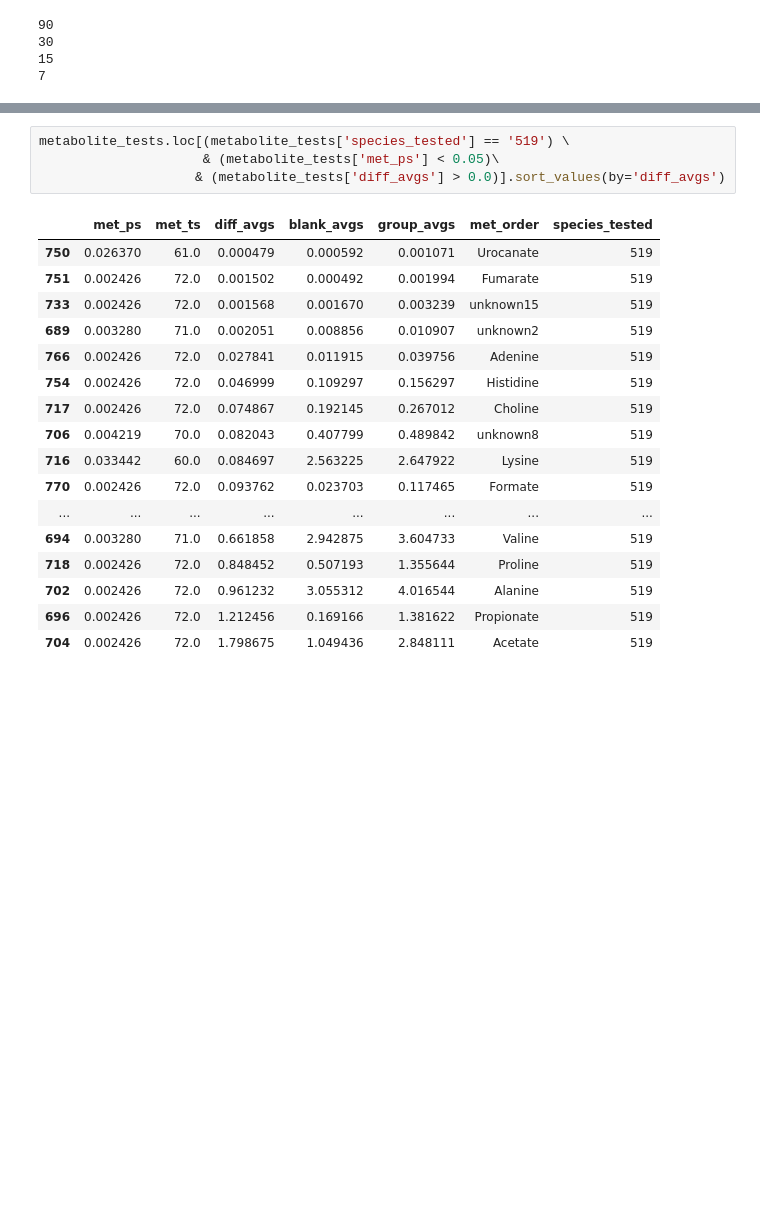
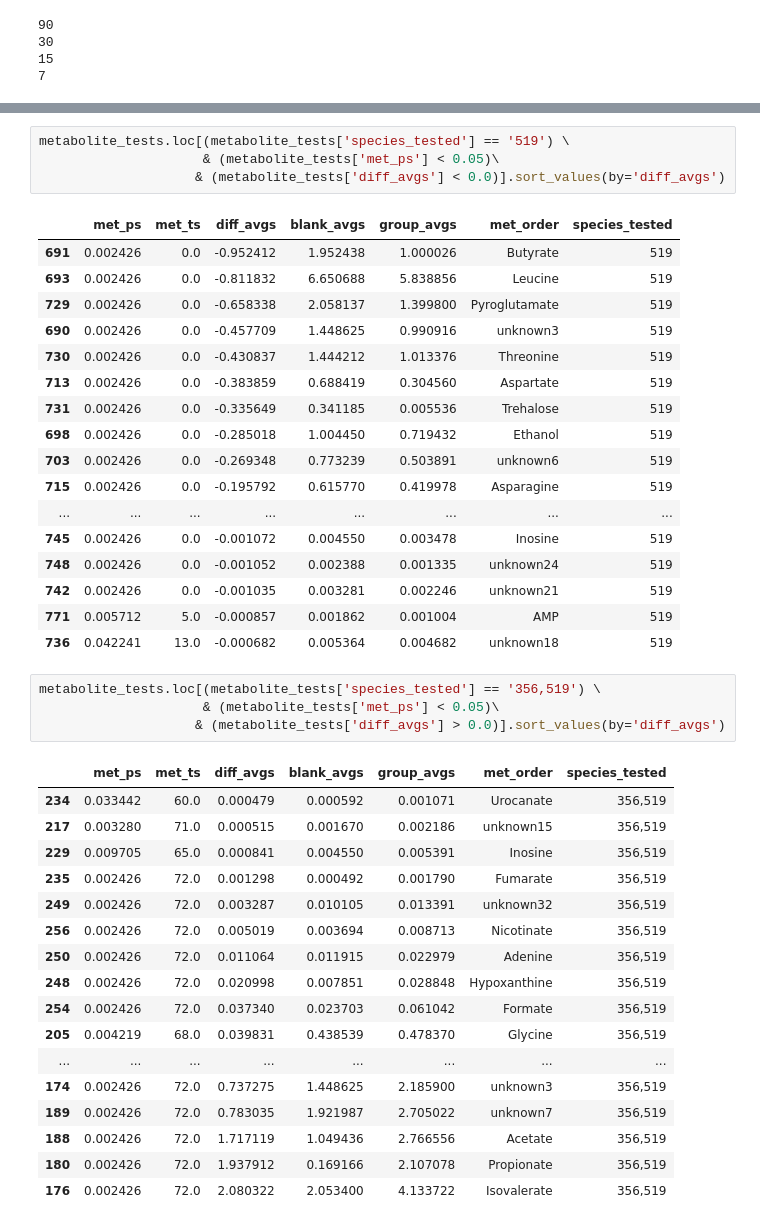
Before and after one commit to gregmedlock/asf_interactions, a Jupyter notebook: bin/CRAM_triangles_volcanoes.ipynb, the cells around one changed output, grey strips where cells are left out. Saved outputs shown, nothing was run; the diff lists cells and outputs as text; blank space fills up the shorter version.

```diff
--- a/bin/CRAM_triangles_volcanoes.ipynb
+++ b/bin/CRAM_triangles_volcanoes.ipynb
@@ -790,22 +787,44 @@ metabolite_tests.loc[(metabolite_tests['species_tested'] == '356') \
 # %%
 metabolite_tests.loc[(metabolite_tests['species_tested'] == '519') \
                      & (metabolite_tests['met_ps'] < 0.05)\
-                    & (metabolite_tests['diff_avgs'] > 0.0)].sort_values(by='diff_avgs')
+                    & (metabolite_tests['diff_avgs'] < 0.0)].sort_values(by='diff_avgs')
 # %% [output]
 |  | met_ps | met_ts | diff_avgs | blank_avgs | group_avgs | met_order | species_tested |
-| 750 | 0.026370 | 61.0 | 0.000479 | 0.000592 | 0.001071 | Urocanate | 519 |
-| 751 | 0.002426 | 72.0 | 0.001502 | 0.000492 | 0.001994 | Fumarate | 519 |
-| 733 | 0.002426 | 72.0 | 0.001568 | 0.001670 | 0.003239 | unknown15 | 519 |
-| 689 | 0.003280 | 71.0 | 0.002051 | 0.008856 | 0.010907 | unknown2 | 519 |
-| 766 | 0.002426 | 72.0 | 0.027841 | 0.011915 | 0.039756 | Adenine | 519 |
-| 754 | 0.002426 | 72.0 | 0.046999 | 0.109297 | 0.156297 | Histidine | 519 |
-| 717 | 0.002426 | 72.0 | 0.074867 | 0.192145 | 0.267012 | Choline | 519 |
-| 706 | 0.004219 | 70.0 | 0.082043 | 0.407799 | 0.489842 | unknown8 | 519 |
-| 716 | 0.033442 | 60.0 | 0.084697 | 2.563225 | 2.647922 | Lysine | 519 |
-| 770 | 0.002426 | 72.0 | 0.093762 | 0.023703 | 0.117465 | Formate | 519 |
+| 691 | 0.002426 | 0.0 | -0.952412 | 1.952438 | 1.000026 | Butyrate | 519 |
+| 693 | 0.002426 | 0.0 | -0.811832 | 6.650688 | 5.838856 | Leucine | 519 |
+| 729 | 0.002426 | 0.0 | -0.658338 | 2.058137 | 1.399800 | Pyroglutamate | 519 |
+| 690 | 0.002426 | 0.0 | -0.457709 | 1.448625 | 0.990916 | unknown3 | 519 |
+| 730 | 0.002426 | 0.0 | -0.430837 | 1.444212 | 1.013376 | Threonine | 519 |
+| 713 | 0.002426 | 0.0 | -0.383859 | 0.688419 | 0.304560 | Aspartate | 519 |
+| 731 | 0.002426 | 0.0 | -0.335649 | 0.341185 | 0.005536 | Trehalose | 519 |
+| 698 | 0.002426 | 0.0 | -0.285018 | 1.004450 | 0.719432 | Ethanol | 519 |
+| 703 | 0.002426 | 0.0 | -0.269348 | 0.773239 | 0.503891 | unknown6 | 519 |
+| 715 | 0.002426 | 0.0 | -0.195792 | 0.615770 | 0.419978 | Asparagine | 519 |
 | ... | ... | ... | ... | ... | ... | ... | ... |
-| 694 | 0.003280 | 71.0 | 0.661858 | 2.942875 | 3.604733 | Valine | 519 |
-| 718 | 0.002426 | 72.0 | 0.848452 | 0.507193 | 1.355644 | Proline | 519 |
-| 702 | 0.002426 | 72.0 | 0.961232 | 3.055312 | 4.016544 | Alanine | 519 |
-| 696 | 0.002426 | 72.0 | 1.212456 | 0.169166 | 1.381622 | Propionate | 519 |
-| 704 | 0.002426 | 72.0 | 1.798675 | 1.049436 | 2.848111 | Acetate | 519 |
+| 745 | 0.002426 | 0.0 | -0.001072 | 0.004550 | 0.003478 | Inosine | 519 |
+| 748 | 0.002426 | 0.0 | -0.001052 | 0.002388 | 0.001335 | unknown24 | 519 |
+| 742 | 0.002426 | 0.0 | -0.001035 | 0.003281 | 0.002246 | unknown21 | 519 |
+| 771 | 0.005712 | 5.0 | -0.000857 | 0.001862 | 0.001004 | AMP | 519 |
+| 736 | 0.042241 | 13.0 | -0.000682 | 0.005364 | 0.004682 | unknown18 | 519 |
+# %%
+metabolite_tests.loc[(metabolite_tests['species_tested'] == '356,519') \
+                     & (metabolite_tests['met_ps'] < 0.05)\
+                    & (metabolite_tests['diff_avgs'] > 0.0)].sort_values(by='diff_avgs')
+# %% [output]
+|  | met_ps | met_ts | diff_avgs | blank_avgs | group_avgs | met_order | species_tested |
+| 234 | 0.033442 | 60.0 | 0.000479 | 0.000592 | 0.001071 | Urocanate | 356,519 |
+| 217 | 0.003280 | 71.0 | 0.000515 | 0.001670 | 0.002186 | unknown15 | 356,519 |
+| 229 | 0.009705 | 65.0 | 0.000841 | 0.004550 | 0.005391 | Inosine | 356,519 |
+| 235 | 0.002426 | 72.0 | 0.001298 | 0.000492 | 0.001790 | Fumarate | 356,519 |
+| 249 | 0.002426 | 72.0 | 0.003287 | 0.010105 | 0.013391 | unknown32 | 356,519 |
+| 256 | 0.002426 | 72.0 | 0.005019 | 0.003694 | 0.008713 | Nicotinate | 356,519 |
+| 250 | 0.002426 | 72.0 | 0.011064 | 0.011915 | 0.022979 | Adenine | 356,519 |
+| 248 | 0.002426 | 72.0 | 0.020998 | 0.007851 | 0.028848 | Hypoxanthine | 356,519 |
+| 254 | 0.002426 | 72.0 | 0.037340 | 0.023703 | 0.061042 | Formate | 356,519 |
+| 205 | 0.004219 | 68.0 | 0.039831 | 0.438539 | 0.478370 | Glycine | 356,519 |
+| ... | ... | ... | ... | ... | ... | ... | ... |
+| 174 | 0.002426 | 72.0 | 0.737275 | 1.448625 | 2.185900 | unknown3 | 356,519 |
+| 189 | 0.002426 | 72.0 | 0.783035 | 1.921987 | 2.705022 | unknown7 | 356,519 |
+| 188 | 0.002426 | 72.0 | 1.717119 | 1.049436 | 2.766556 | Acetate | 356,519 |
+| 180 | 0.002426 | 72.0 | 1.937912 | 0.169166 | 2.107078 | Propionate | 356,519 |
+| 176 | 0.002426 | 72.0 | 2.080322 | 2.053400 | 4.133722 | Isovalerate | 356,519 |
```
Also changed, not shown: parts of 3 cells of this notebook, 1 other file.
